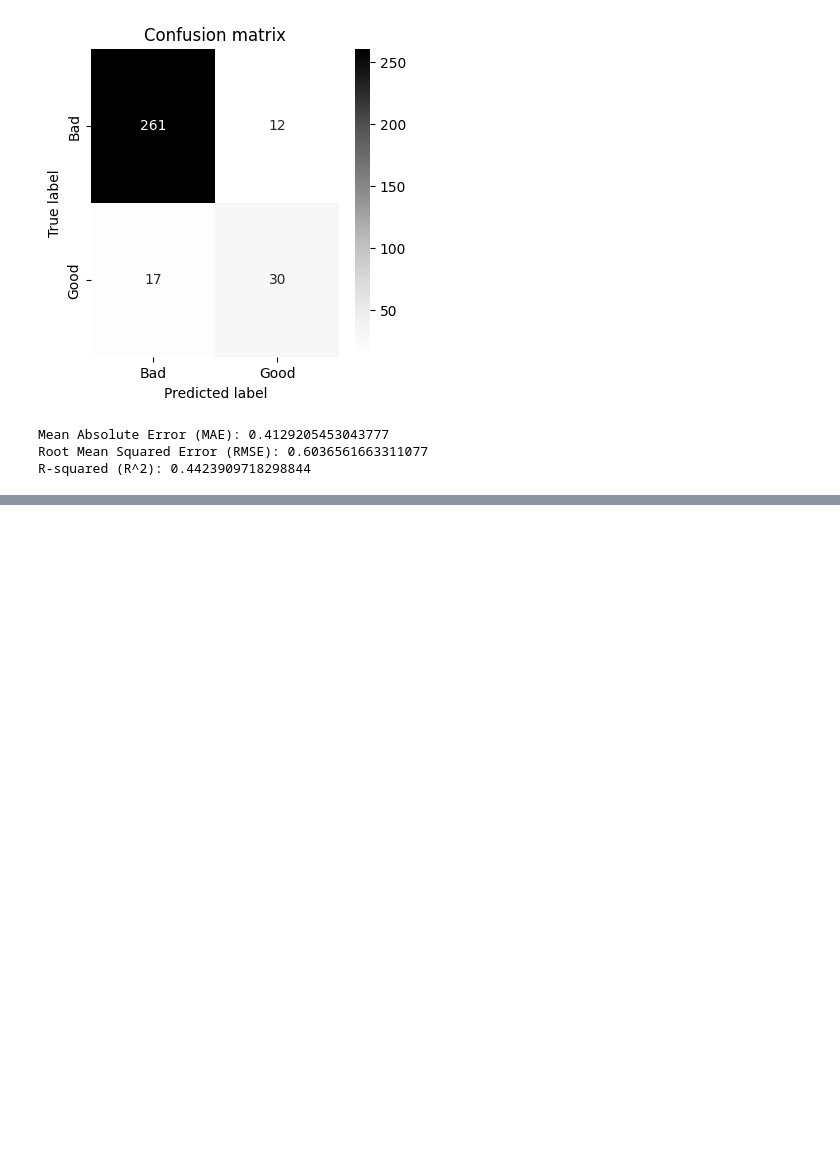
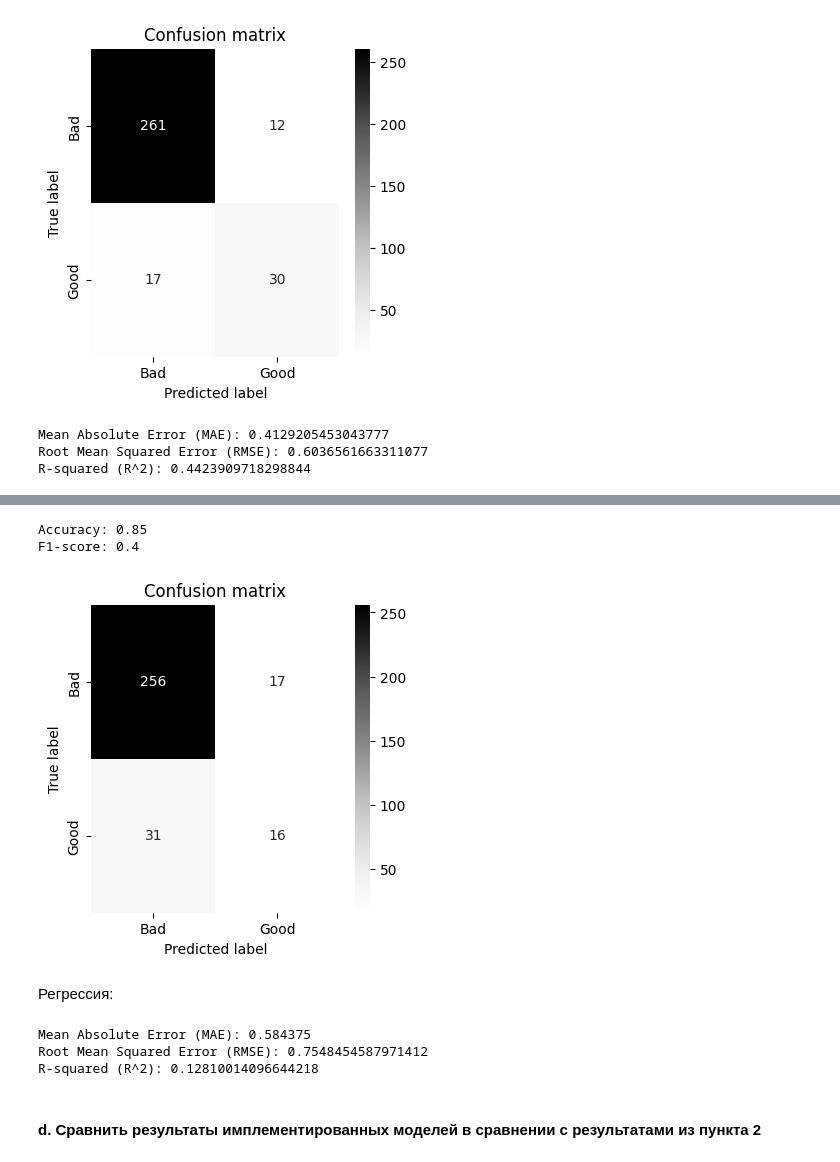
Before and after one commit to MLGBrotishka/ai_learning, a Jupyter notebook: lab1/1.ipynb, the cells around one changed output, grey strips where cells are left out. Drawn from its saved outputs; the diff is of its cells as text; code cells hidden in the pictures; blank space fills up the shorter version.

```diff
--- a/lab1/1.ipynb
+++ b/lab1/1.ipynb
@@ -340,0 +351,18 @@ R-squared: +0.25646171407050355
+# %%
+class KNNClassifier:
+    def __init__(self, k=3, metric='euclidean'):
+        self.k = k
+        self.metric = metric
+
+    def fit(self, x_train, y_train):
+        self.x_train = x_train.to_numpy() if isinstance(x_train, pd.DataFrame) else x_train
+        self.y_train = y_train.to_numpy() if isinstance(y_train, pd.Series) else y_train
+
+    def predict_one(self, x):
+        distances = distance.cdist([x], self.x_train, self.metric).flatten()
+        k_idx = np.argsort(distances)[:self.k]
+        common = Counter([self.y_train[i] for i in k_idx]).most_common(1)
+        return common[0][0]
+
+    def predict(self, x_test):
+        return np.array([self.predict_one(x) for x in (x_test.to_numpy() if isinstance(x_test, pd.DataFrame) else x_test)])
@@ -340,0 +394,20 @@ R-squared: +0.25646171407050355
+# %%
+_, y_custom_pred_class = test_model_class(KNNClassifier(),
+    *train_test_split(x_data, y_class, test_size=0.2, random_state=42)
+)
+# %% [output]
+Accuracy: 0.85
+F1-score: 0.4
+[figure, added]
+# %% [markdown]
+Регрессия:
+# %%
+_ , y_custom_pred_reg = test_model_reg(KNNRegressor(),
+    *train_test_split(x_data,y_reg,test_size=0.2,random_state=42)
+)
+# %% [output]
+Mean Absolute Error (MAE): 0.584375
+Root Mean Squared Error (RMSE): 0.7548454587971412
+R-squared (R^2): 0.12810014096644218
+# %% [markdown]
+#### d.	Сравнить результаты имплементированных моделей в сравнении с результатами из пункта 2
```
Also changed, not shown: parts of 21 cells of this notebook.
